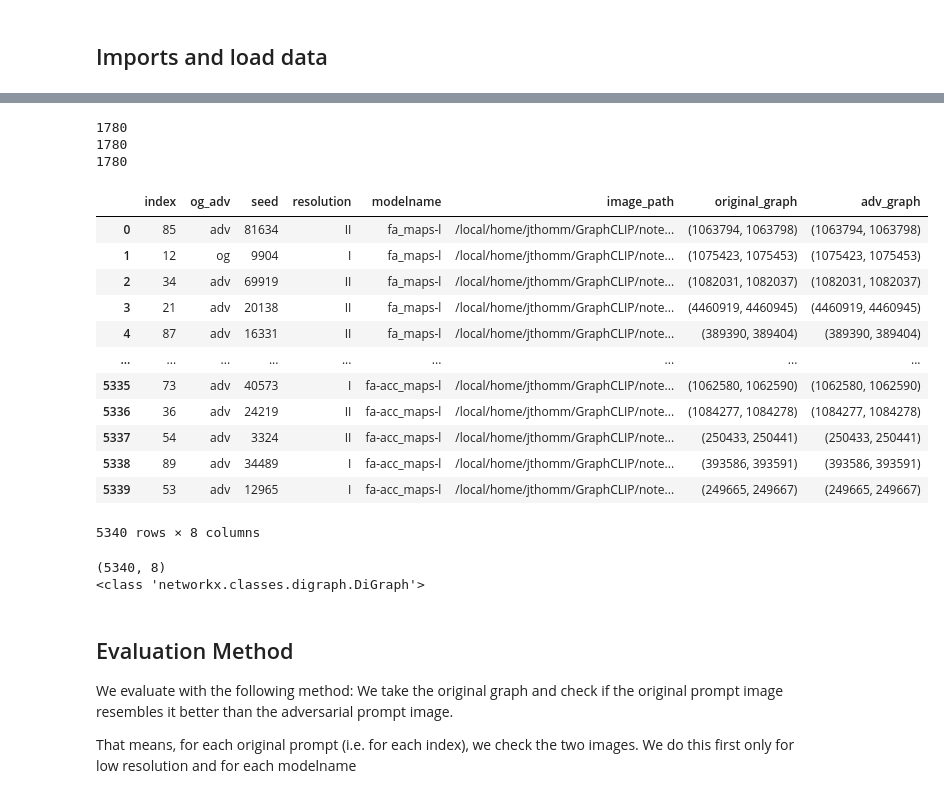
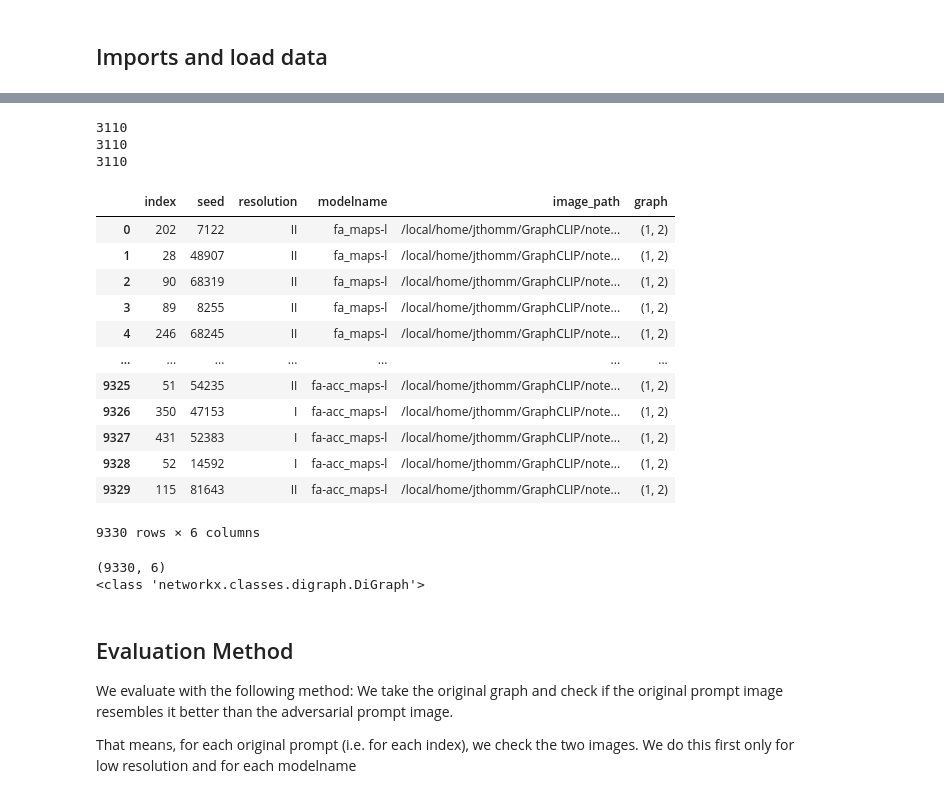
Before and after one commit to roberthoenig/GraphCLIP, a Jupyter notebook: notebooks/evaluate_stablediffusion_images.ipynb, the cells around one changed output, grey strips where cells are left out. Cells and saved outputs as stored; diff of their text form; code cells hidden in the pictures.

Commit message:
evaluation changes, to support local weight path as well

```diff
--- a/notebooks/evaluate_stablediffusion_images.ipynb
+++ b/notebooks/evaluate_stablediffusion_images.ipynb
@@ -7,5 +7,6 @@ import os
 import pandas as pd
 import relational_image_generation_evaluation as rige
 ROOT_PATH = os.path.join(os.getcwd(), '..')
-EVALUATION_PATH = os.path.join(ROOT_PATH, 'datasets', 'evaluations')
+EVALUATION_PATH = os.path.join(ROOT_PATH, 'datasets', 'evaluations', 'CC-500')
 TO_EVALUATE = ['fa_maps-l', 'base-l', 'fa-acc_maps-l']
+CC500 = True
@@ -24,52 +56,81 @@ def get_stablediffusion_images(image_folder_path, modelname):
             continue
         # the image name has the form: index-og/adv_seed_I/II.png. We extract the index, og/adv, seed and I/II
         index = int(image_path.split('-')[0])
         og_adv = image_path.split('-')[1].split('_')[0]
         seed = image_path.split('_')[1]
         resolution = image_path.split('_')[2].split('.')[0]
         image_path = os.path.join(image_folder_path, image_path)
         # add the image to the dataframe
         images.append({
             'index': index,
             'og_adv': og_adv,
             'seed': seed,
             'resolution': resolution,
             'modelname': modelname,
             'image_path': image_path,
             'original_graph': index_to_graph_dict[(index)]['original_graph'],
             'adv_graph': index_to_graph_dict[(index)]['adv_graph'],
         })
     print(len(images))
     return images
+def get_stablediffusion_images_cc500(image_folder_path, modelname):
+    images = []
+    for image_path in os.listdir(image_folder_path):
+        if not image_path.endswith('.png'):
+            continue
+        # the image name has the form: index_seed_I/II.png. We extract the index, seed and I/II
+        index = int(image_path.split('_')[0])
+        if index not in index_to_graph_dict:
+            continue
+        seed = image_path.split('_')[1]
+        resolution = image_path.split('_')[2].split('.')[0]
+        image_path = os.path.join(image_folder_path, image_path)
+        # add the image to the dataframe
+        images.append({
+            'index': index,
+            'seed': seed,
+            'resolution': resolution,
+            'modelname': modelname,
+            'image_path': image_path,
+            'graph': index_to_graph_dict[(index)],
+        })
+    print(len(images))
+    return images
 all_images = []
 for foldername in TO_EVALUATE:
     path = os.path.join(EVALUATION_PATH, foldername)
-    dictlist = get_stablediffusion_images(path, foldername)
+    if CC500:
+        dictlist = get_stablediffusion_images_cc500(path, foldername)
+    else:
+        dictlist = get_stablediffusion_images(path, foldername)
     all_images += dictlist
 # convert the dictlist to a dataframe
 all_images = pd.DataFrame(all_images)
 display(all_images)
 print(all_images.shape)
 # print the type of the original graph in the first row
-print(type(all_images['original_graph'][0]))
+if not CC500:
+    print(type(all_images['original_graph'][0]))
+else:
+    print(type(all_images['graph'][0]))
 # %% [output]
-1780
-1780
-1780
+3110
+3110
+3110
-|  | index | og_adv | seed | resolution | modelname | image_path | original_graph | adv_graph |
-| 0 | 85 | adv | 81634 | II | fa_maps-l | /local/home/jthomm/GraphCLIP/note... | (1063794, 1063798) | (1063794, 1063798) |
-| 1 | 12 | og | 9904 | I | fa_maps-l | /local/home/jthomm/GraphCLIP/note... | (1075423, 1075453) | (1075423, 1075453) |
-| 2 | 34 | adv | 69919 | II | fa_maps-l | /local/home/jthomm/GraphCLIP/note... | (1082031, 1082037) | (1082031, 1082037) |
-| 3 | 21 | adv | 20138 | II | fa_maps-l | /local/home/jthomm/GraphCLIP/note... | (4460919, 4460945) | (4460919, 4460945) |
-| 4 | 87 | adv | 16331 | II | fa_maps-l | /local/home/jthomm/GraphCLIP/note... | (389390, 389404) | (389390, 389404) |
-| ... | ... | ... | ... | ... | ... | ... | ... | ... |
-| 5335 | 73 | adv | 40573 | I | fa-acc_maps-l | /local/home/jthomm/GraphCLIP/note... | (1062580, 1062590) | (1062580, 1062590) |
-| 5336 | 36 | adv | 24219 | II | fa-acc_maps-l | /local/home/jthomm/GraphCLIP/note... | (1084277, 1084278) | (1084277, 1084278) |
-| 5337 | 54 | adv | 3324 | II | fa-acc_maps-l | /local/home/jthomm/GraphCLIP/note... | (250433, 250441) | (250433, 250441) |
-| 5338 | 89 | adv | 34489 | I | fa-acc_maps-l | /local/home/jthomm/GraphCLIP/note... | (393586, 393591) | (393586, 393591) |
-| 5339 | 53 | adv | 12965 | I | fa-acc_maps-l | /local/home/jthomm/GraphCLIP/note... | (249665, 249667) | (249665, 249667) |
+|  | index | seed | resolution | modelname | image_path | graph |
+| 0 | 202 | 7122 | II | fa_maps-l | /local/home/jthomm/GraphCLIP/note... | (1, 2) |
+| 1 | 28 | 48907 | II | fa_maps-l | /local/home/jthomm/GraphCLIP/note... | (1, 2) |
+| 2 | 90 | 68319 | II | fa_maps-l | /local/home/jthomm/GraphCLIP/note... | (1, 2) |
+| 3 | 89 | 8255 | II | fa_maps-l | /local/home/jthomm/GraphCLIP/note... | (1, 2) |
+| 4 | 246 | 68245 | II | fa_maps-l | /local/home/jthomm/GraphCLIP/note... | (1, 2) |
+| ... | ... | ... | ... | ... | ... | ... |
+| 9325 | 51 | 54235 | II | fa-acc_maps-l | /local/home/jthomm/GraphCLIP/note... | (1, 2) |
+| 9326 | 350 | 47153 | I | fa-acc_maps-l | /local/home/jthomm/GraphCLIP/note... | (1, 2) |
+| 9327 | 431 | 52383 | I | fa-acc_maps-l | /local/home/jthomm/GraphCLIP/note... | (1, 2) |
+| 9328 | 52 | 14592 | I | fa-acc_maps-l | /local/home/jthomm/GraphCLIP/note... | (1, 2) |
+| 9329 | 115 | 81643 | II | fa-acc_maps-l | /local/home/jthomm/GraphCLIP/note... | (1, 2) |
-5340 rows × 8 columns
+9330 rows × 6 columns
-(5340, 8)
+(9330, 6)
 <class 'networkx.classes.digraph.DiGraph'>
 # %% [markdown]
 ## Evaluation Method
```
Also changed, not shown: parts of 11 cells of this notebook, 7 other files.
